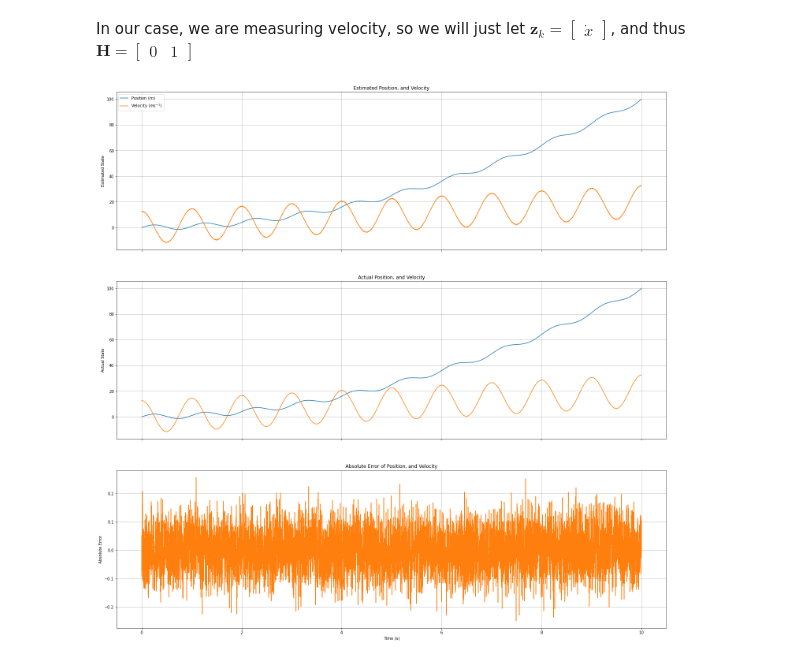
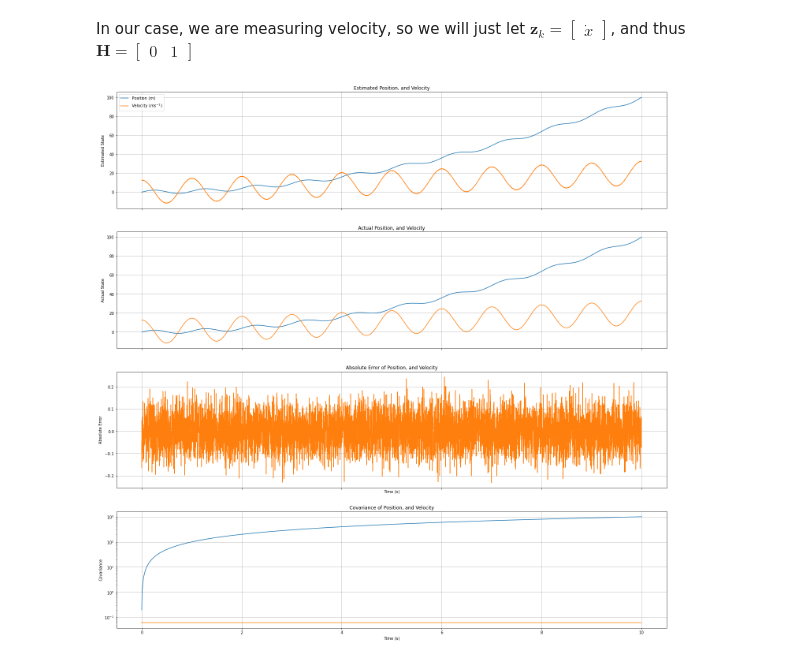
Before and after one commit to whilo192/hardware-navigation, a Jupyter notebook: py-kalman/velocity-1d.ipynb, the cells around one changed output. Cells and saved outputs as stored; diff of their text form; code cells hidden in the pictures.

Commit message:
Added covariance plots

```diff
--- a/py-kalman/velocity-1d.ipynb
+++ b/py-kalman/velocity-1d.ipynb
@@ -25,6 +25,8 @@ r = np.identity(1) * GN
 # %%
 kalman_state = np.empty((len(t_vals), 2))
 act_state = np.empty((len(t_vals), 2))
+
+cov_state = np.empty((len(t_vals), 2))
 
 OMEGA = 2 * np.pi
 A = 2
@@ -67,30 +69,37 @@ for (i, t) in enumerate(t_vals):
     p = p_new_new
 
     kalman_state[i] = x.T
+    cov_state[i] = [p[0,0], p[1,1]]
 # %%
-(fig, axes) = plt.subplots(3, sharex=True, figsize=(25, 25))
+(fig, axes) = plt.subplots(4, sharex=True, figsize=(25, 25))
 
 axes[0].plot(t_vals, kalman_state[:, 0], label="Position ($m$)")
 axes[0].plot(t_vals, kalman_state[:, 1], label="Velocity ($ms^{-1}$)")
 axes[0].grid(True)
 axes[0].set_title("Estimated Position, and Velocity")
 axes[0].set(ylabel = "Estimated State")
 axes[0].legend()
 
 axes[1].plot(t_vals, act_state[:, 0])
 axes[1].plot(t_vals, act_state[:, 1])
 axes[1].grid(True)
 axes[1].set_title("Actual Position, and Velocity")
 axes[1].set(ylabel = "Actual State")
 
 err_vals = kalman_state - act_state
 
 axes[2].plot(t_vals, err_vals[:, 0])
 axes[2].plot(t_vals, err_vals[:, 1])
 axes[2].grid(True)
 axes[2].set_title("Absolute Error of Position, and Velocity")
 axes[2].set(xlabel = "Time (s)", ylabel = "Absolute Error")
 
+axes[3].semilogy(t_vals, cov_state[:, 0])
+axes[3].semilogy(t_vals, cov_state[:, 1])
+axes[3].grid(True)
+axes[3].set_title("Covariance of Position, and Velocity")
+axes[3].set(xlabel = "Time (s)", ylabel = "Covariance")
+
 plt.show()
 # %% [output]
-[figure, old version]
+[figure, new version]
```
Also changed, not shown: 2 other files.
